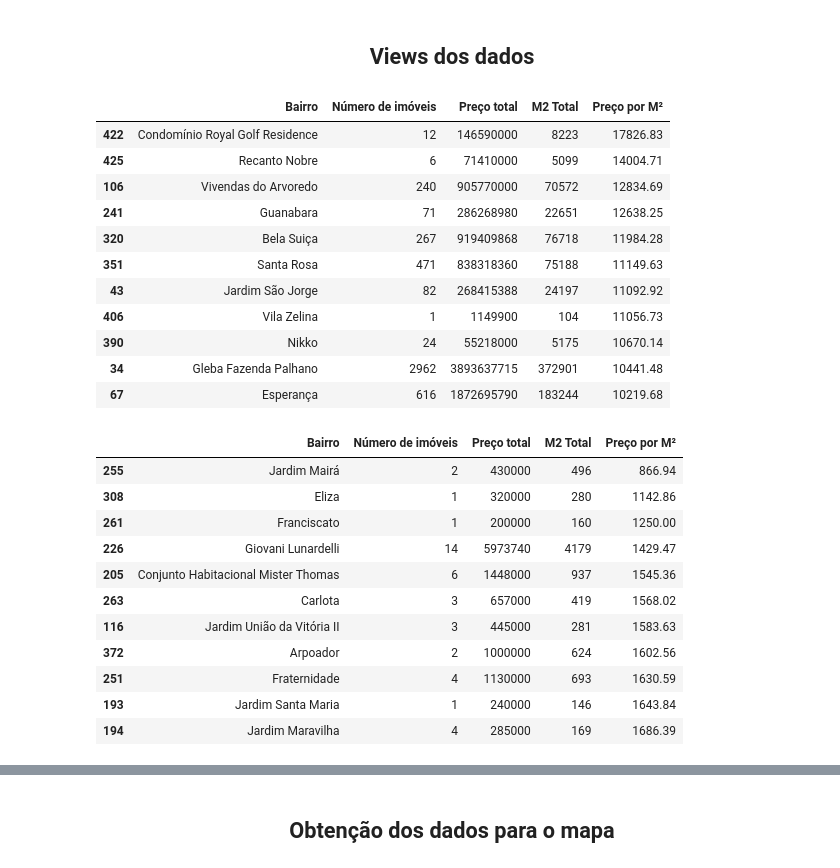
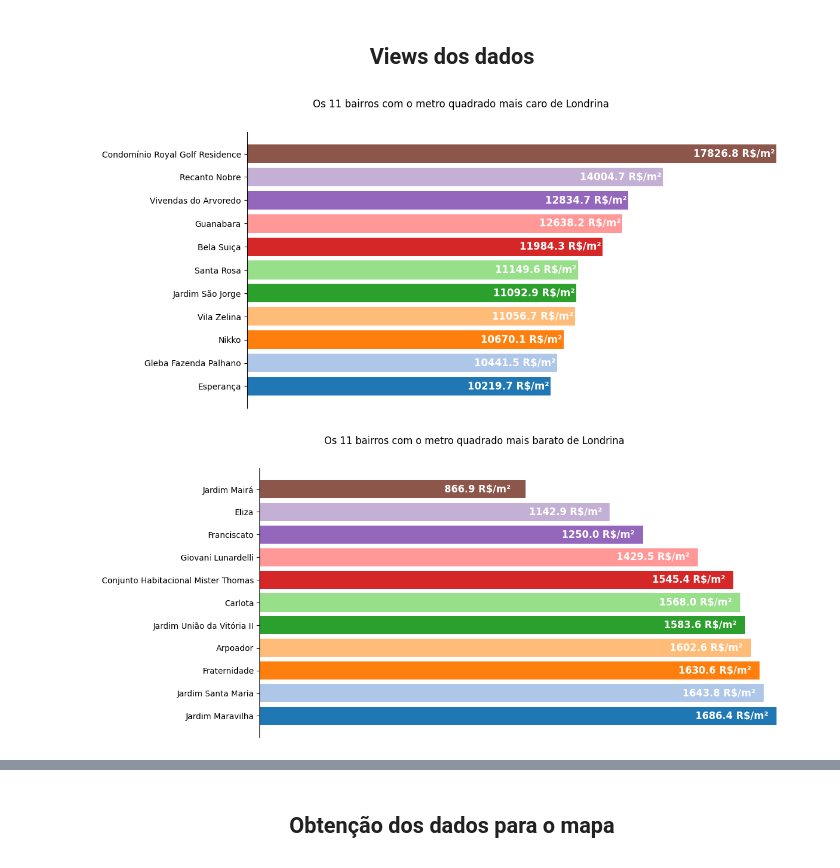
Before and after one commit to ZaniAndrei/Real-Estate-Price-Prediction-in-Londrina, a Jupyter notebook: analise.ipynb, the cells around one changed output, grey strips where cells are left out. Drawn from its saved outputs; the diff is of its cells as text; code cells hidden in the pictures.

```diff
--- a/analise.ipynb
+++ b/analise.ipynb
@@ -135,34 +115,39 @@ plt.boxplot(precosImoveis, patch_artist=True)
 # %%
 bairrosSortedNumeroImoveis = bairrosDF.sort_values(by=['Número de imóveis'], ascending = False)
 bairrosSortedPrecoPorM2Asc = bairrosDF.sort_values(by=['Preço por M²'], ascending = False)
 bairrosSortedPrecoPorM2Desc = bairrosDF.sort_values(by=['Preço por M²'])
 
-bairrosSortedPrecoPorM2Asc.head(11)
+top11Preco = bairrosSortedPrecoPorM2Asc.head(11).sort_values(by=['Preço por M²'])
+
+cmap = plt.get_cmap('tab20')
+cores = [cmap(i) for i in range(len(top11Preco))]
+
+fig, ax = plt.subplots(figsize=(12, 6))
+
+bars = plt.barh(top11Preco["Bairro"], top11Preco["Preço por M²"], color = cores)
+
+ax.spines[['right', 'top', 'bottom']].set_visible(False)
+ax.xaxis.set_visible(False)
+ax.bar_label(bars, padding = -100, color= 'white', fontsize = 12, fmt = "%.1f R$/m²", fontweight = 'bold')
+ax.text(x=7200, y=12, s = "Os 11 bairros com o metro quadrado mais caro de Londrina", ha= "center", fontsize= 12)
+plt.show()
 # %% [output]
-|  | Bairro | Número de imóveis | Preço total | M2 Total | Preço por M² |
-| 422 | Condomínio Royal Golf Residence | 12 | 146590000 | 8223 | 17826.83 |
-| 425 | Recanto Nobre | 6 | 71410000 | 5099 | 14004.71 |
-| 106 | Vivendas do Arvoredo | 240 | 905770000 | 70572 | 12834.69 |
-| 241 | Guanabara | 71 | 286268980 | 22651 | 12638.25 |
-| 320 | Bela Suiça | 267 | 919409868 | 76718 | 11984.28 |
-| 351 | Santa Rosa | 471 | 838318360 | 75188 | 11149.63 |
-| 43 | Jardim São Jorge | 82 | 268415388 | 24197 | 11092.92 |
-| 406 | Vila Zelina | 1 | 1149900 | 104 | 11056.73 |
-| 390 | Nikko | 24 | 55218000 | 5175 | 10670.14 |
-| 34 | Gleba Fazenda Palhano | 2962 | 3893637715 | 372901 | 10441.48 |
-| 67 | Esperança | 616 | 1872695790 | 183244 | 10219.68 |
+[figure, added]
 # %%
-bairrosSortedPrecoPorM2Desc.head(11)
+top11Baratos = bairrosSortedPrecoPorM2Desc.head(11).sort_values(by=['Preço por M²'], ascending = False)
+
+cmap = plt.get_cmap('tab20')
+cores = [cmap(i) for i in range(len(top11Baratos))]
+
+fig, ax = plt.subplots(figsize=(12, 6))
+
+bars = plt.barh(top11Baratos["Bairro"], top11Baratos["Preço por M²"], color = cores)
+
+ax.spines[['right', 'top', 'bottom']].set_visible(False)
+ax.xaxis.set_visible(False)
+ax.bar_label(bars, padding = -100, color= 'white', fontsize = 12, fmt = "%.1f R$/m²", fontweight = 'bold')
+ax.text(x=700, y=12, s = "Os 11 bairros com o metro quadrado mais barato de Londrina", ha= "center", fontsize= 12)
+
+plt.show()
 # %% [output]
-|  | Bairro | Número de imóveis | Preço total | M2 Total | Preço por M² |
-| 255 | Jardim Mairá | 2 | 430000 | 496 | 866.94 |
-| 308 | Eliza | 1 | 320000 | 280 | 1142.86 |
-| 261 | Franciscato | 1 | 200000 | 160 | 1250.00 |
-| 226 | Giovani Lunardelli | 14 | 5973740 | 4179 | 1429.47 |
-| 205 | Conjunto Habitacional Mister Thomas | 6 | 1448000 | 937 | 1545.36 |
-| 263 | Carlota | 3 | 657000 | 419 | 1568.02 |
-| 116 | Jardim União da Vitória II | 3 | 445000 | 281 | 1583.63 |
-| 372 | Arpoador | 2 | 1000000 | 624 | 1602.56 |
-| 251 | Fraternidade | 4 | 1130000 | 693 | 1630.59 |
-| 193 | Jardim Santa Maria | 1 | 240000 | 146 | 1643.84 |
-| 194 | Jardim Maravilha | 4 | 285000 | 169 | 1686.39 |
+[figure, added]
```
Also changed, not shown: parts of 4 cells of this notebook, 2 other files.
